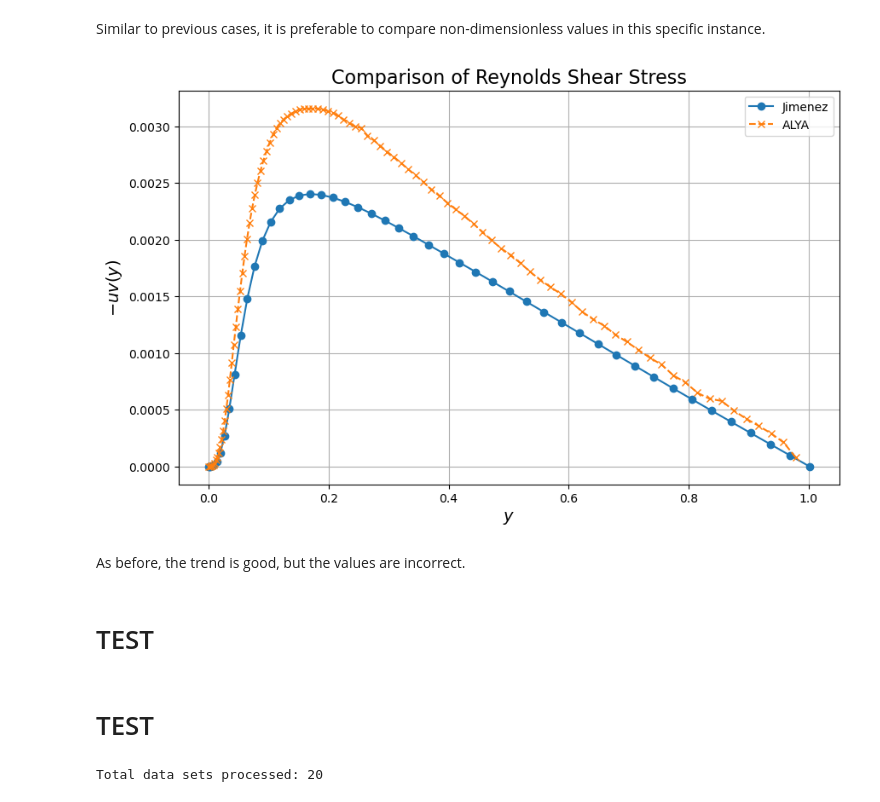
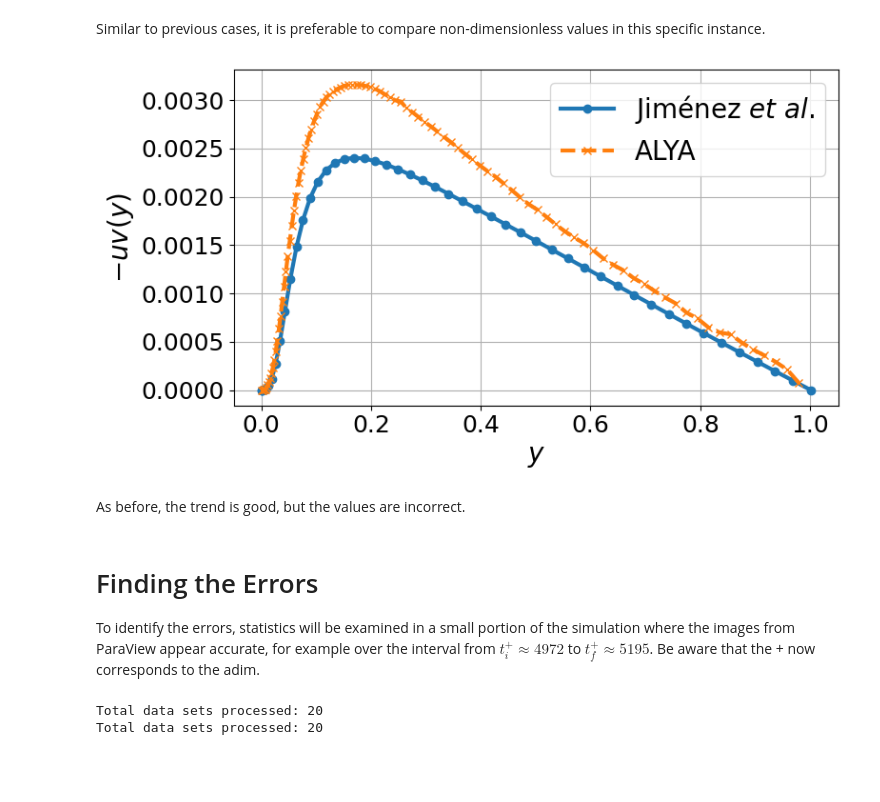
Before and after one commit to corentinprados/Q_event_DRL_control, a Jupyter notebook: ALYA/ALYA_small_load_post_processing.ipynb, the cells around one changed output. Drawn from its saved outputs; the diff is of its cells as text; code cells hidden in the pictures; blank space fills up the shorter version.

```diff
--- a/ALYA/ALYA_small_load_post_processing.ipynb
+++ b/ALYA/ALYA_small_load_post_processing.ipynb
@@ -715,6 +875,6 @@ def normalize_shear_stress(shear_stress, u_tau, delta_tau):
 
     return shear_stress_normalized
 # %%
-#shear_stress = load_data_and_give_shear_stress(directory_path, mean_velocities)
+shear_stress = load_data_and_give_shear_stress(directory_path, file_name, mean_velocities)
 shear_stress_normalized = normalize_shear_stress(shear_stress, u_tau, delta_tau)
 filtered_shear_stress_normalized = filter_data_by_y(shear_stress_normalized, y_min, y_max)
@@ -756,7 +918,10 @@ plot_reynolds_shear_stress(dataframe_jimenez, filtered_shear_stress_normalized)
 # %% [markdown]
 Similar to previous cases, it is preferable to compare non-dimensionless values in this specific instance.
 # %%
-def plot_reynolds_shear_stress_dim(dataframe_jimenez, shear_stress_normalized):
+import os
+import matplotlib.pyplot as plt
+
+def plot_reynolds_shear_stress_dim(dataframe_jimenez, shear_stress_normalized, u_tau, delta_tau, u_tau_jimenez, delta_tau_jimenez):
     """
     Plots the Reynolds shear stress against the y-coordinate for data from Jimenez and ALYA.
 
@@ -766,33 +931,48 @@ def plot_reynolds_shear_stress_dim(dataframe_jimenez, shear_stress_normalized):
 
     Both dataframes are expected to have appropriate columns for plotting the Reynolds shear stress against the y-coordinate.
     """
+    # Common settings for LaTeX-compatible plots
+    fig_width = 8  # inches
+    fig_height = 4.5  # inches
+    font_size = 20  # points, increased for better readability
+    label_size = 20  # points, increased for better readability
+    tick_size = 18  # points, for axis tick labels
+    line_width = 3  # points, increased line thickness
+
     # Create a plot
-    plt.figure(figsize=(10, 6))
+    plt.figure(figsize=(fig_width, fig_height))
 
     # Plotting Jimenez data
-    plt.plot(dataframe_jimenez['y+']*delta_tau_jimenez, -dataframe_jimenez["uv'+"]*(u_tau_jimenez**2), label='Jimenez', marker='o', linestyle='-')
+    plt.plot(dataframe_jimenez['y+']*delta_tau_jimenez, -dataframe_jimenez["uv'+"]*(u_tau_jimenez**2), label=r'Jiménez $\it{et\ al.}$', marker='o', linestyle='-', linewidth=line_width)
 
     # Plotting ALYA filtered data
-    plt.plot(shear_stress_normalized.index*delta_tau, -shear_stress_normalized['uv']*(u_tau**2), label='ALYA', marker='x', linestyle='--')
+    plt.plot(shear_stress_normalized.index*delta_tau, -shear_stress_normalized['uv']*(u_tau**2), label='ALYA', marker='x', linestyle='--', linewidth=line_width)
 
     # Adding labels and title
-    plt.xlabel('$y$', fontsize=14)
-    plt.ylabel('$-uv(y)$', fontsize=14)
-    plt.title('Comparison of Reynolds Shear Stress', fontsize=16)
+    plt.xlabel('$y$', fontsize=label_size)
+    plt.ylabel('$-uv(y)$', fontsize=label_size)
+    plt.xticks(fontsize=tick_size)
+    plt.yticks(fontsize=tick_size)
+    plt.legend(fontsize=font_size)
 
-    # Adding a legend
-    plt.legend()
+    # Adding a grid
+    plt.grid(True)
 
-    # Showing the plot
-    plt.grid(True)
+    # Adjust layout for LaTeX
+    plt.tight_layout()
+
+    # Save the plot
+    plt.savefig(os.path.join('Plots_for_the_report', 'reynolds_shear_stress_comparison.png'))
+
+    # Show the plot
     plt.show()
 # %%
-plot_reynolds_shear_stress_dim(dataframe_jimenez, filtered_shear_stress_normalized)
+plot_reynolds_shear_stress_dim(dataframe_jimenez, filtered_shear_stress_normalized, u_tau, delta_tau, u_tau_jimenez, delta_tau_jimenez)
 # %% [output]
-[figure, old version]
+[figure, new version]
 # %% [markdown]
 As before, the trend is good, but the values are incorrect.
-# %% [markdown]
-# TEST
 # %% [markdown]
-# TEST
+# Finding the Errors
+
+To identify the errors, statistics will be examined in a small portion of the simulation where the images from ParaView appear accurate, for example over the interval from $t_i^+ \approx 4972$ to $t_f^+ \approx 5195$. Be aware that the + now corresponds to the adim.
@@ -856,13 +979,9 @@ def load_data_and_give_average_velocity(directory):
 # %%
-# Old directory
-#directory_path = Path('/Users/corentinprados/Documents/Stage_M2/testALYA.nosync/Ancien/long_run/vtk')
-
 # Last directory
 directory_path = Path('/Users/corentinprados/Documents/Stage_M2/testALYA.nosync/Last_long_run_22_06/vtk')
-
-# Small
-#directory_path = Path('/Users/corentinprados/Documents/Stage_M2/Q_event_DRL_control/ALYA/longer_run_vtk')
-
-mean_velocities = load_data_and_give_average_velocity(directory_path)
+file_name_truncate  = 'channel_trie.pvd'
+mean_velocities_truncate = load_data_and_give_average_velocity(directory_path, file_name_truncate)
+rms_velocities_truncate = load_data_and_give_RMS_velocity(directory_path, file_name_truncate, mean_velocities)
 # %% [output]
 Total data sets processed: 20
+Total data sets processed: 20
```
Also changed, not shown: parts of 45 cells of this notebook, 20 other files.
